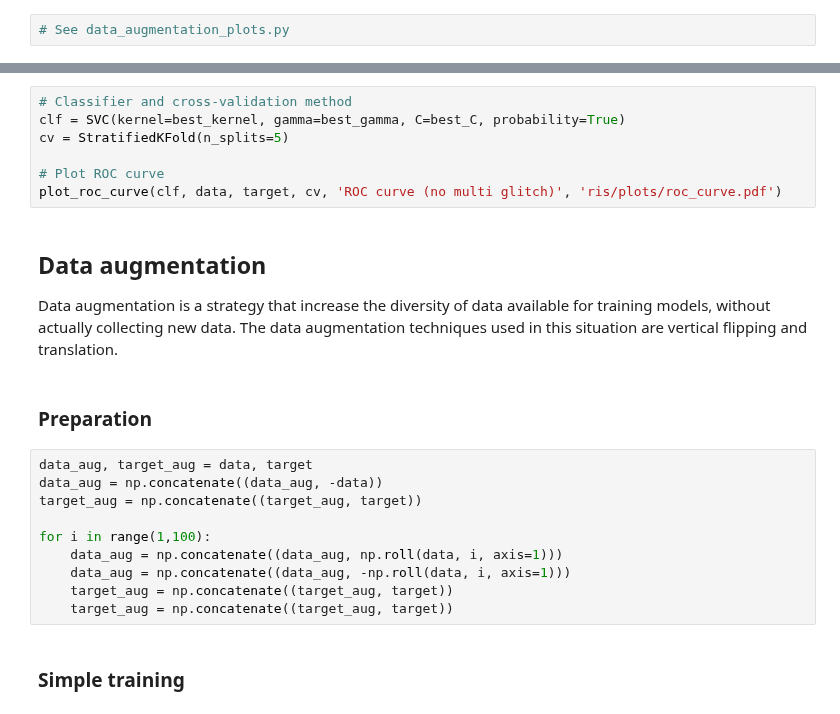
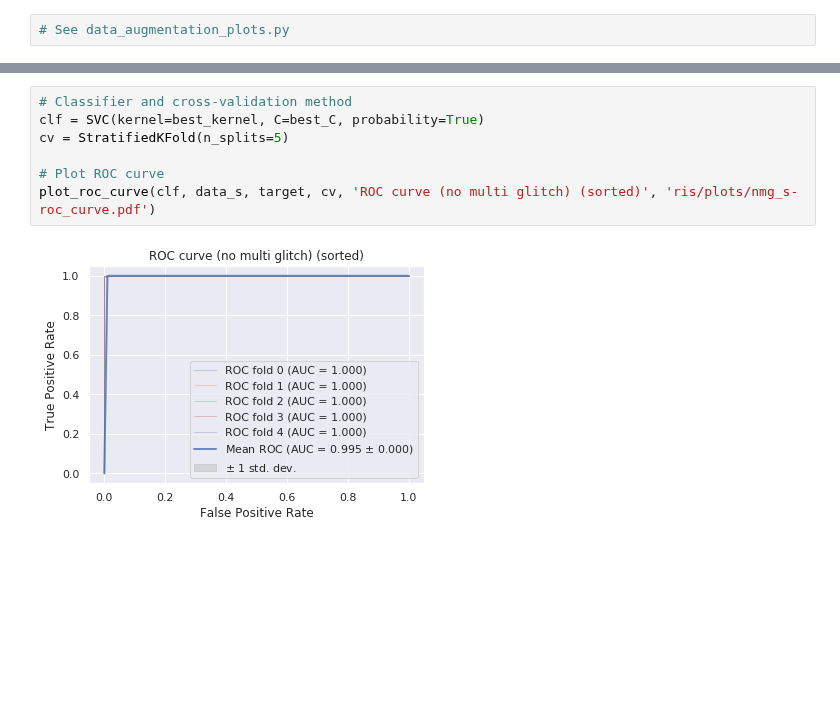
Before and after one commit to Paolo97Gll/bachelor_thesis, a Jupyter notebook: ml_models/SVC/SVC_nmg.ipynb, the cells around one changed output, grey strips where cells are left out. Saved outputs shown, nothing was run; the diff lists cells and outputs as text; blank space fills up the shorter version.

```diff
--- a/ml_models/SVC/SVC_nmg.ipynb
+++ b/ml_models/SVC/SVC_nmg.ipynb
@@ -678,25 +475,9 @@ plot_learning_curve(clf, data, target, 'Learning curve (no multi glitch)', 'ris/
 # %%
 # Classifier and cross-validation method
-clf = SVC(kernel=best_kernel, gamma=best_gamma, C=best_C, probability=True)
+clf = SVC(kernel=best_kernel, C=best_C, probability=True)
 cv = StratifiedKFold(n_splits=5)
 
 # Plot ROC curve
-plot_roc_curve(clf, data, target, cv, 'ROC curve (no multi glitch)', 'ris/plots/roc_curve.pdf')
+plot_roc_curve(clf, data_s, target, cv, 'ROC curve (no multi glitch) (sorted)', 'ris/plots/nmg_s-roc_curve.pdf')
+# %% [output]
+[figure, added]
-# %% [markdown]
-## Data augmentation
-
-Data augmentation is a strategy that increase the diversity of data available for training models, without actually collecting new data. The data augmentation techniques used in this situation are vertical flipping and translation.
-# %% [markdown]
-### Preparation
-# %%
-data_aug, target_aug = data, target
-data_aug = np.concatenate((data_aug, -data))
-target_aug = np.concatenate((target_aug, target))
-
-for i in range(1,100):
-    data_aug = np.concatenate((data_aug, np.roll(data, i, axis=1)))
-    data_aug = np.concatenate((data_aug, -np.roll(data, i, axis=1)))
-    target_aug = np.concatenate((target_aug, target))
-    target_aug = np.concatenate((target_aug, target))
-# %% [markdown]
-### Simple training
```
Also changed, not shown: parts of 52 cells of this notebook.
